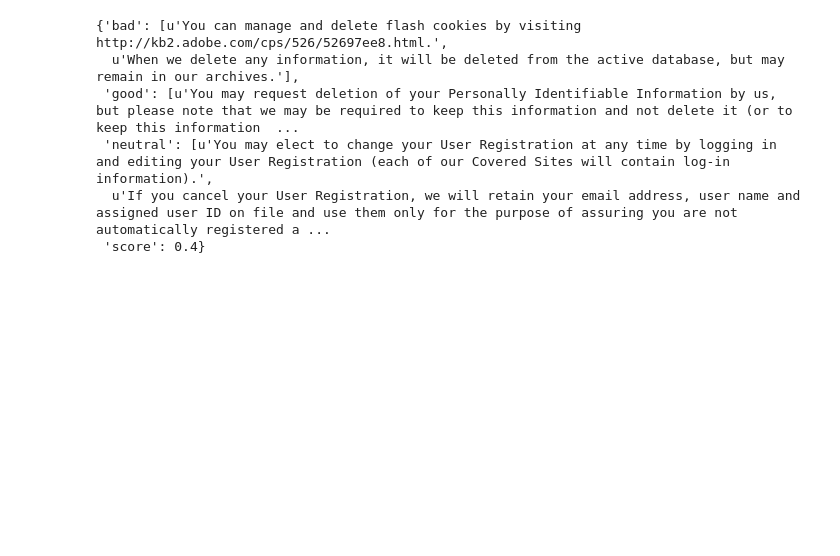
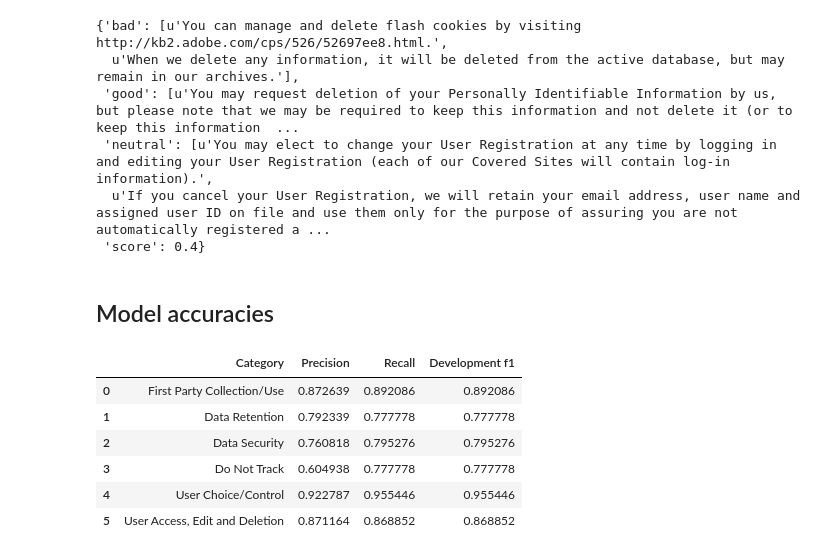
Before and after one commit to nelson-yao/capstonelegal, a Jupyter notebook: CNN/Prediction_results.ipynb, the cells around one changed output. Drawn from its saved outputs; the diff is of its cells as text; code cells hidden in the pictures; blank space fills up the shorter version.

```diff
--- a/CNN/Prediction_results.ipynb
+++ b/CNN/Prediction_results.ipynb
@@ -9,5 +7,15 @@ corpus_sents=pickle.load(open())
+# %%
+with open("../Data/corpus_sentences_py2.pk", 'rb') as f:
+    corpus_sent = cPickle.load(f)
+def getSetencesForCat(corpus, category):
+    sentences={}
+    for website, collection in corpus.items():
+        relevant_setences = collection[category]
+        sentences[website]=relevant_setences
+    return sentences
+relevantSents = getSetencesForCat(corpus_sent, 'User Access, Edit and Deletion')
 # %%
-scorefiles=glob.glob("runs/*/Scores*.json")
+scorefiles=glob.glob("runs/*_final_*/Scores*.json")
 # %%
 scorefiles
 # %% [output]
@@ -88,7 +91,8 @@ def organizeJSON(intermediate_result):
             allscores.append(category_result["score"])
         validscores=[score for score in allscores if score !="Missing"]
         if len(validscores)>0:
-            finalgrade=grades[int(sum(validscores)/len(validscores)*len(grades))]
+            overallscore=sum(validscores)/len(validscores)*len(grades)-0.001
+            finalgrade=grades[int(overallscore)]
         else:
             finalgrade="Missing"
         website_result["score"]=finalgrade
@@ -98,3 +102,26 @@ finalJSON = organizeJSON(intermediate)
 # %%
 with open("../Data/All_scores.json", "w") as f:
     json.dump(finalJSON, f)
+# %% [markdown]
+## Model accuracies
+# %%
+import pandas as pd
+performances=glob.glob("runs/*_final_*/*performance.json")
+resultlist=[]
+for result in performances:
+    with open(result, "r") as f:
+        resultlist.append(json.load(f))
+
+resultTable=pd.DataFrame(resultlist)
+
+simpletable=resultTable[["Category", "Precision", "Recall", "Development f1"]]
+# %%
+simpletable
+# %% [output]
+|  | Category | Precision | Recall | Development f1 |
+| 0 | First Party Collection/Use | 0.872639 | 0.892086 | 0.892086 |
+| 1 | Data Retention | 0.792339 | 0.777778 | 0.777778 |
+| 2 | Data Security | 0.760818 | 0.795276 | 0.795276 |
+| 3 | Do Not Track | 0.604938 | 0.777778 | 0.777778 |
+| 4 | User Choice/Control | 0.922787 | 0.955446 | 0.955446 |
+| 5 | User Access, Edit and Deletion | 0.871164 | 0.868852 | 0.868852 |
```
Also changed, not shown: parts of 5 cells of this notebook, 11 other files.
